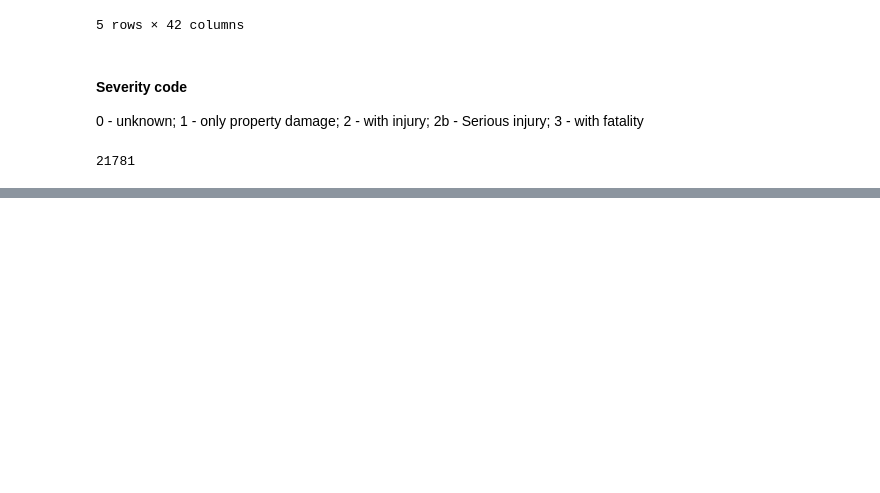
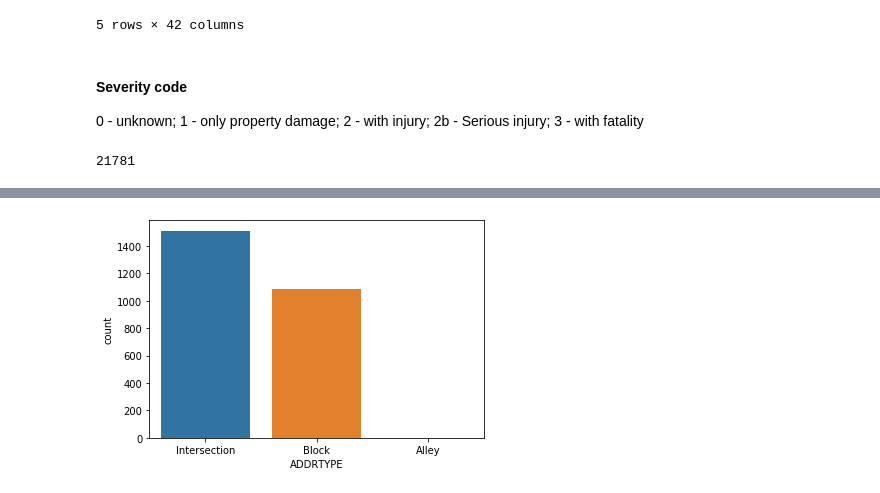
Before and after one commit to qcabel/collision-severity-prediction, a Jupyter notebook: collision_visualization.ipynb, the cells around one changed output, grey strips where cells are left out. Cells and saved outputs as stored; diff of their text form; code cells hidden in the pictures; blank space fills up the shorter version.

```diff
--- a/collision_visualization.ipynb
+++ b/collision_visualization.ipynb
@@ -74,0 +155,7 @@ Total of 3131 serious injury, 29.42% involving pedestrian.
+# %%
+# more bike accidents happen at intersections
+df_cyc['ADDRTYPE'].value_counts()
+df_cyc_after2013 = df_cyc[df_cyc['YEAR']>2013]
+sns.countplot(df_cyc_after2013['ADDRTYPE']);
+# %% [output]
+[figure, added]
```
Also changed, not shown: parts of 23 cells of this notebook, 1 other file.
